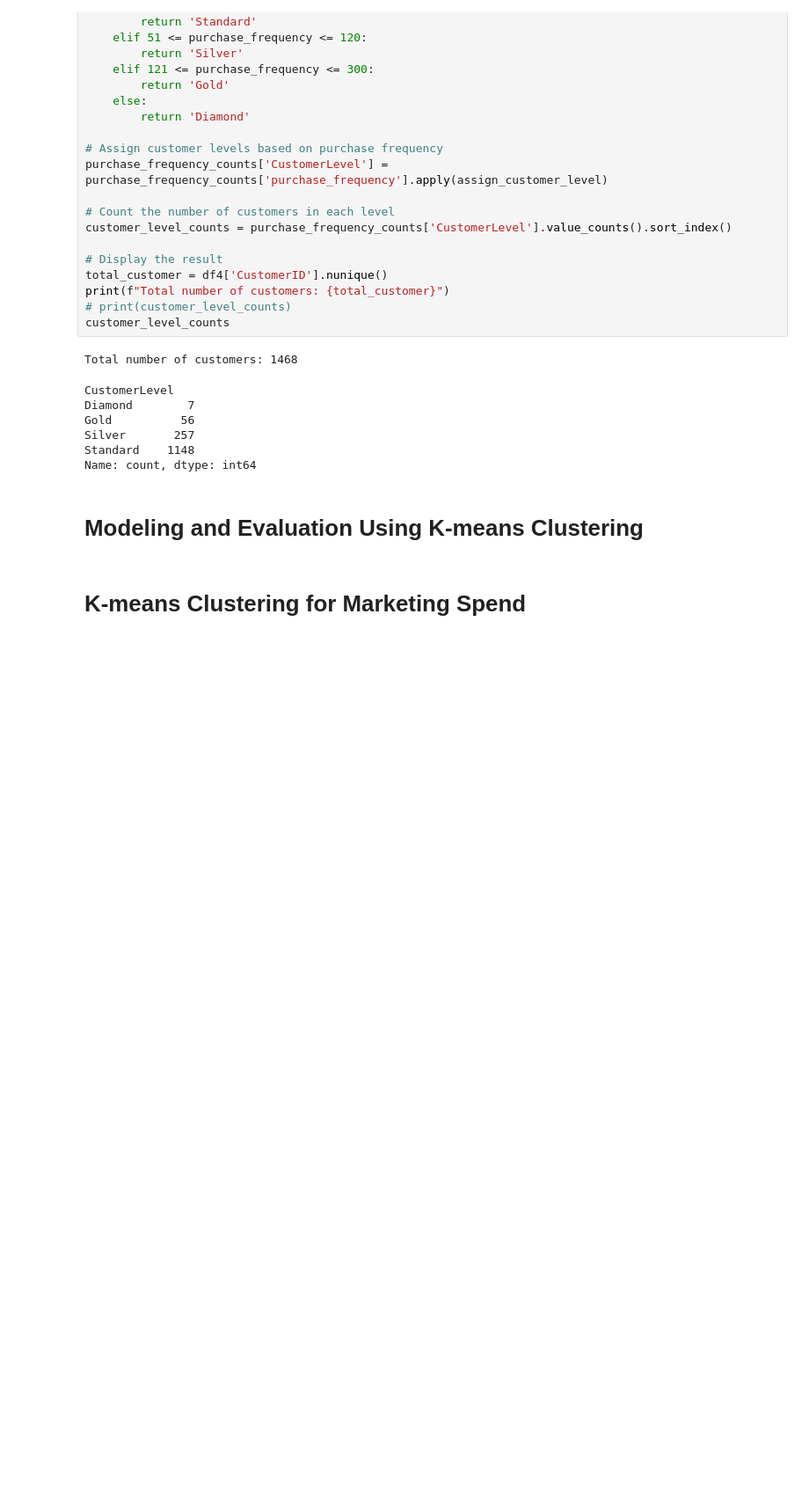
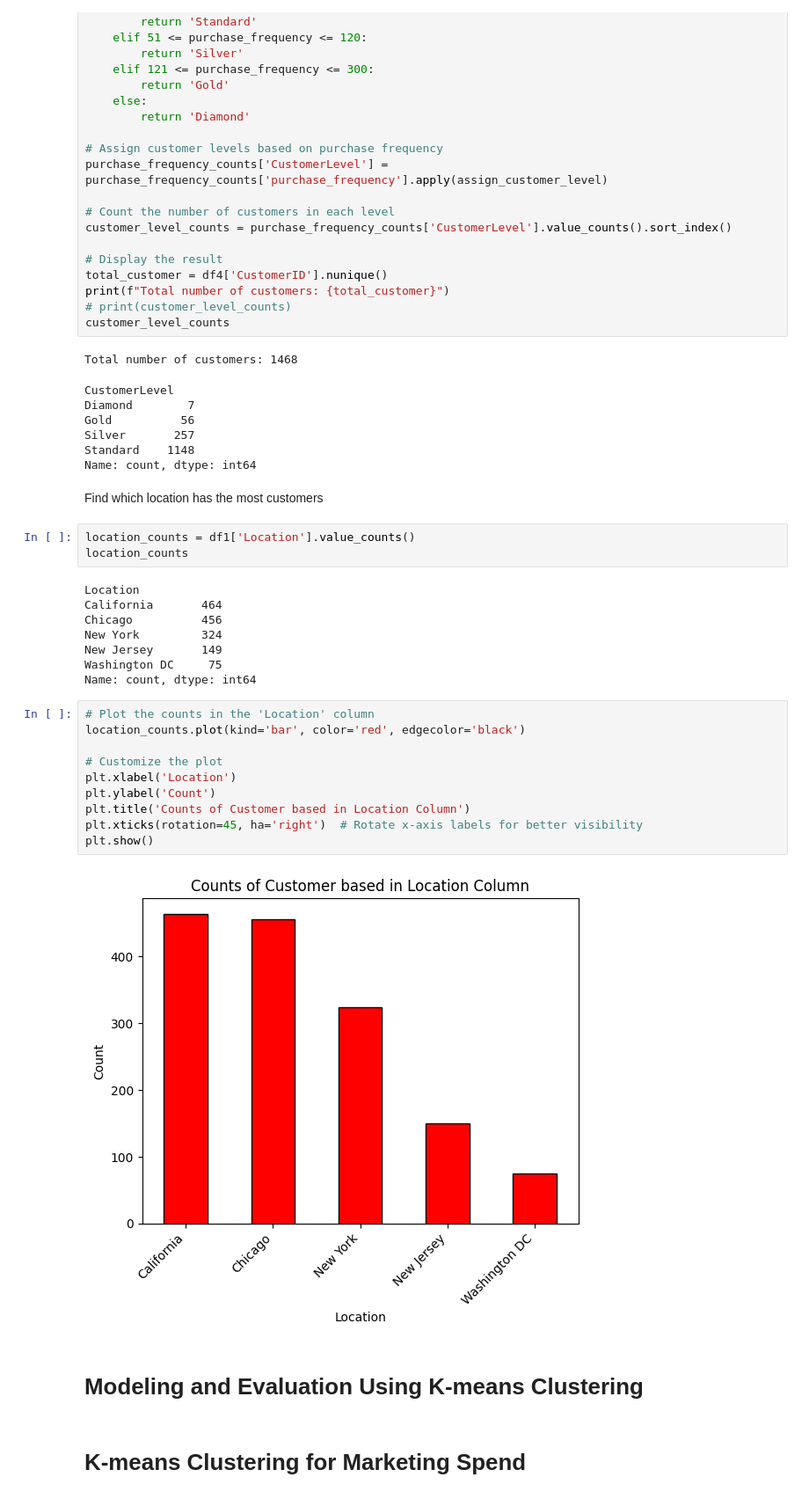
Before and after one commit to SoLitaP/DS-Final-Project, a Jupyter notebook: DS-Project.ipynb, the cells around one changed output. Shown at 88% size. Drawn from its saved outputs; the diff is of its cells as text; blank space fills up the shorter version.

Commit message:
Display customers based on locations

```diff
--- a/DS-Project.ipynb
+++ b/DS-Project.ipynb
@@ -393,6 +393,31 @@ Gold          56
 Silver       257
 Standard    1148
 Name: count, dtype: int64
+# %% [markdown]
+Find which location has the most customers
+# %%
+location_counts = df1['Location'].value_counts()
+location_counts
+# %% [output]
+Location
+California       464
+Chicago          456
+New York         324
+New Jersey       149
+Washington DC     75
+Name: count, dtype: int64
+# %%
+# Plot the counts in the 'Location' column
+location_counts.plot(kind='bar', color='red', edgecolor='black')
+
+# Customize the plot
+plt.xlabel('Location')
+plt.ylabel('Count')
+plt.title('Counts of Customer based in Location Column')
+plt.xticks(rotation=45, ha='right')  # Rotate x-axis labels for better visibility
+plt.show()
+# %% [output]
+[figure, added]
 # %% [markdown]
 # Modeling and Evaluation Using K-means Clustering
 # %% [markdown]
```
